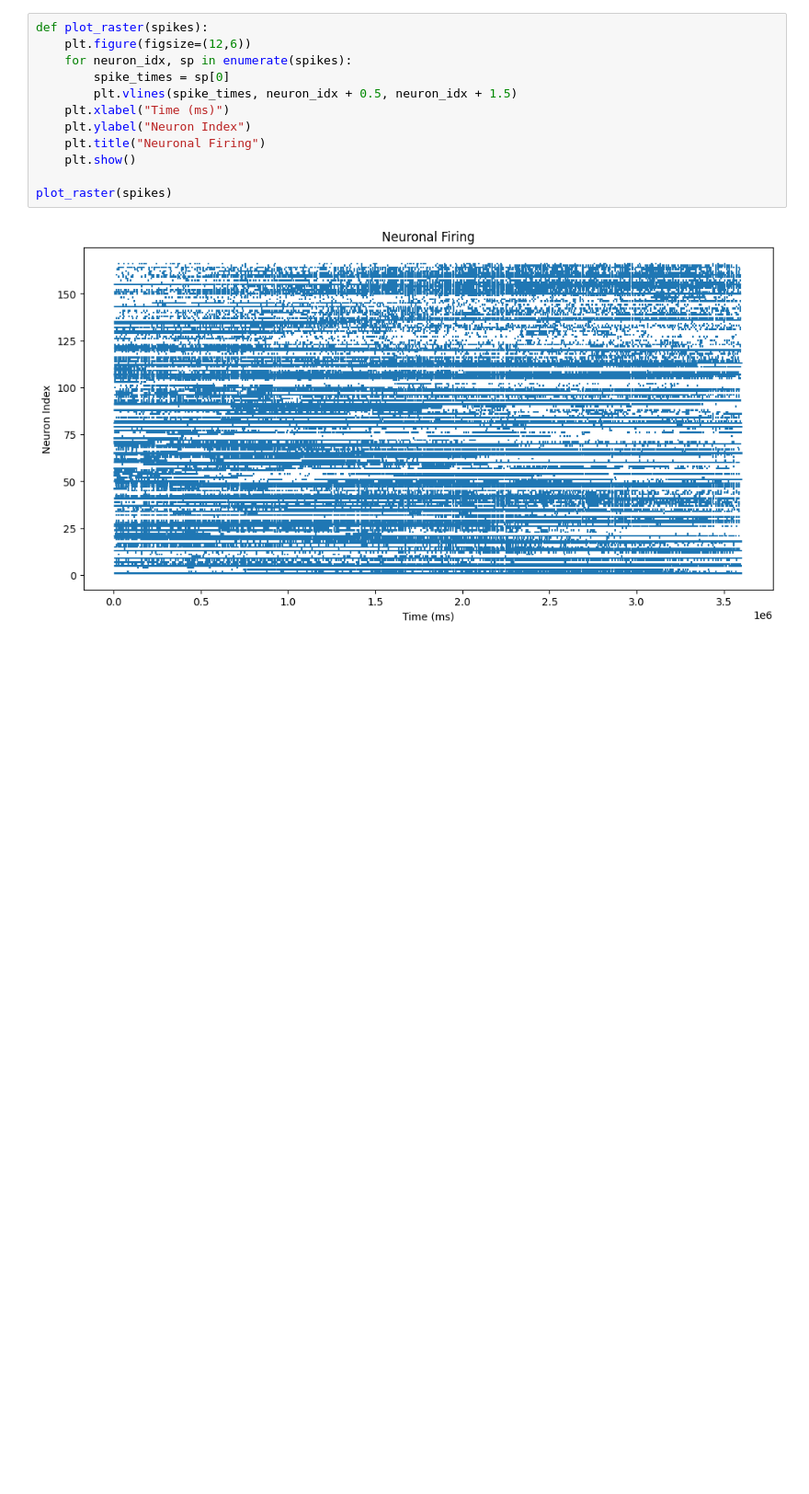
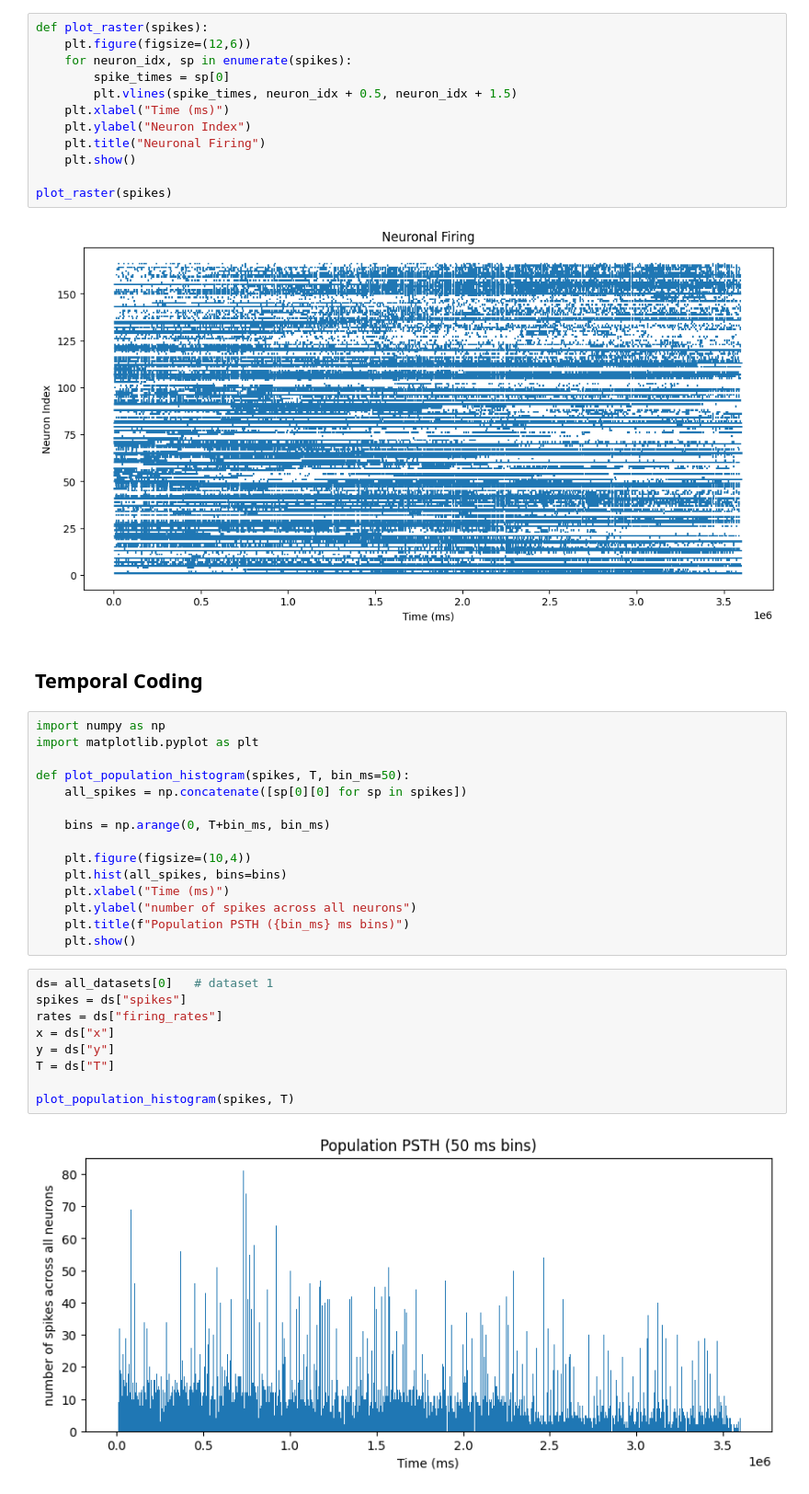
Before and after one commit to Neermita18/NeuroML, a Jupyter notebook: somatosensory_mouse_spike_data.ipynb, the cells around one changed output. Shown at 92% size. Cells and saved outputs as stored; diff of their text form; blank space fills up the shorter version.

Commit message:
temporal coding

```diff
--- a/somatosensory_mouse_spike_data.ipynb
+++ b/somatosensory_mouse_spike_data.ipynb
@@ -146,3 +163,31 @@ def plot_raster(spikes):
 plot_raster(spikes)
 # %% [output]
 [figure]
+# %% [markdown]
+## Temporal Coding
+# %%
+import numpy as np
+import matplotlib.pyplot as plt
+
+def plot_population_histogram(spikes, T, bin_ms=50):
+    all_spikes = np.concatenate([sp[0][0] for sp in spikes])
+
+    bins = np.arange(0, T+bin_ms, bin_ms)
+
+    plt.figure(figsize=(10,4))
+    plt.hist(all_spikes, bins=bins)
+    plt.xlabel("Time (ms)")
+    plt.ylabel("number of spikes across all neurons")
+    plt.title(f"Population PSTH ({bin_ms} ms bins)")
+    plt.show()
+# %%
+ds= all_datasets[0]   # dataset 1
+spikes = ds["spikes"]
+rates = ds["firing_rates"]
+x = ds["x"]
+y = ds["y"]
+T = ds["T"]
+
+plot_population_histogram(spikes, T)
+# %% [output]
+[figure, added]
```
Also changed, not shown: parts of 7 cells of this notebook.
